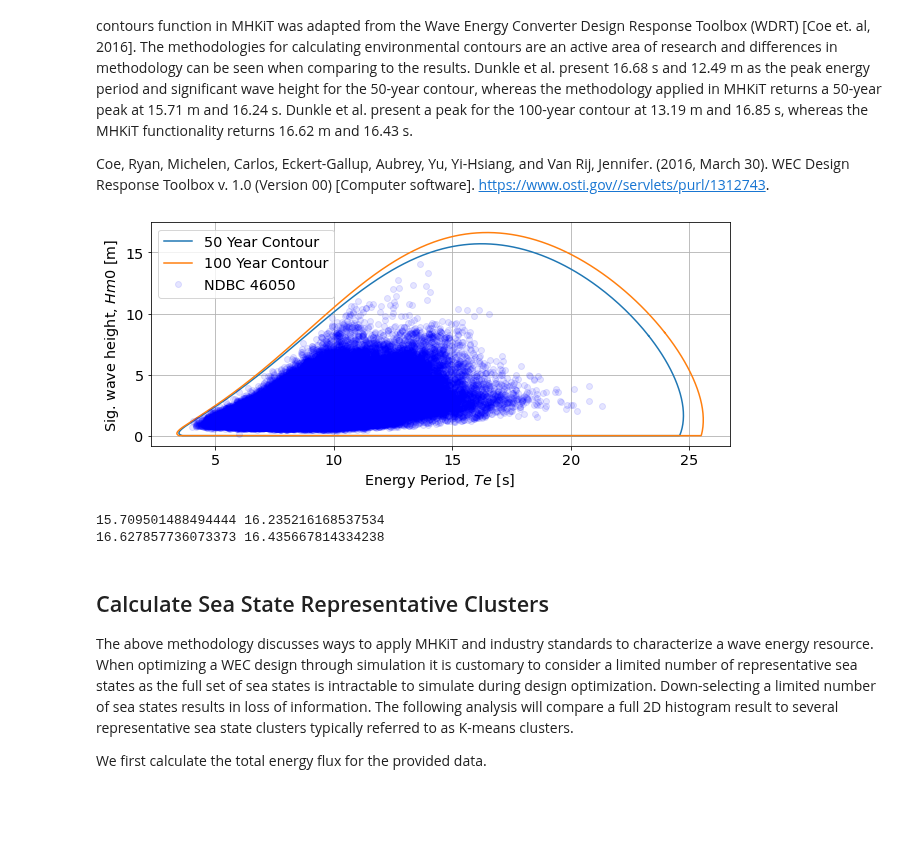
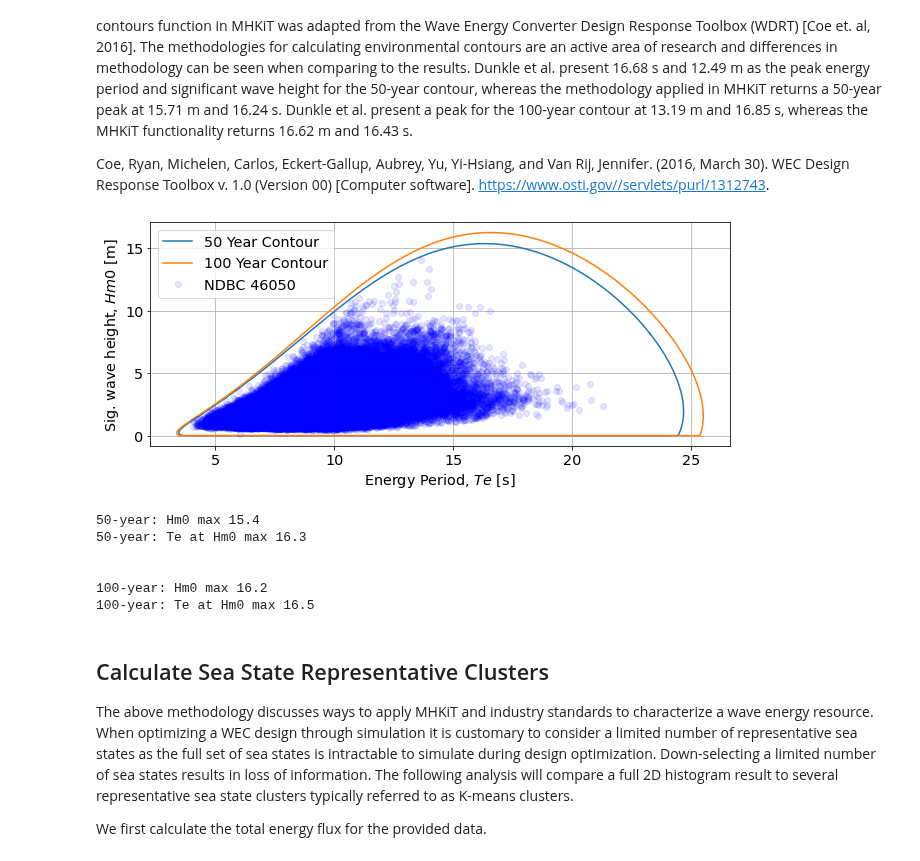
Before and after one commit to MHKiT-Software/MHKiT-Python, a Jupyter notebook: examples/PacWave_resource_characterization_example.ipynb, the cells around one changed output. Saved outputs shown, nothing was run; the diff lists cells and outputs as text; code cells hidden in the pictures; blank space fills up the shorter version.

Commit message:
Update ploting function and plot

```diff
--- a/examples/PacWave_resource_characterization_example.ipynb
+++ b/examples/PacWave_resource_characterization_example.ipynb
@@ -256,36 +254,62 @@ Coe, Ryan, Michelen, Carlos, Eckert-Gallup, Aubrey, Yu, Yi-Hsiang, and Van Rij,
 # %%
 # Delta time of sea-states
 dt = (data_clean.index[2]-data_clean.index[1]).seconds
 
 # Return period (years) of interest
 period = 100
-Hm0_contour_100, Te_contour_100, PCA = resource.environmental_contour(data.Hm0,
-                                                                      data.Te,
-                                                                      dt, period, return_PCA=True)
+copulas100 = contours.environmental_contours(
+    data.Hm0,
+    data.Te,
+    dt,
+    period,
+    method='PCA',
+)
+
 period = 50
-Hm0_contour_50, Te_contour_50 = resource.environmental_contour(data.Hm0,
-                                                               data.Te,
-                                                               dt, period, PCA=PCA)
+copulas50 = contours.environmental_contours(
+    data.Hm0,
+    data.Te,
+    dt,
+    period,
+    method='PCA',
+)
+
+
+Te_data = np.array(data_clean.Te)
+Hm0_data = np.array(data_clean.Hm0)
+
+Hm0_contours = [copulas50['PCA_x1'], copulas100['PCA_x1']]
+Te_contours = [copulas50['PCA_x2'], copulas100['PCA_x2']]
 
 fig, ax = plt.subplots(figsize=(9,4))
-ax = graphics.plot_environmental_contour(np.array(data_clean.Te), np.array(data_clean.Hm0),
-                                         np.array([Te_contour_50, Te_contour_100]).T,
-                                         np.array([Hm0_contour_50,Hm0_contour_100]).T ,
-                                         data_label='NDBC 46050',
-                                         contour_label=['50 Year Contour','100 Year Contour'],
-                                         x_label = 'Energy Period, $Te$ [s]',
-                                         y_label = 'Sig. wave height, $Hm0$ [m]',
-                                         ax=ax)
+ax = graphics.plot_environmental_contour(
+    Te_data,
+    Hm0_data,
+    Te_contours,
+    Hm0_contours ,
+    data_label='NDBC 46050',
+    contour_label=['50 Year Contour','100 Year Contour'],
+    x_label = 'Energy Period, $Te$ [s]',
+    y_label = 'Sig. wave height, $Hm0$ [m]',
+    ax=ax
+)
 plt.legend(loc='upper left')
 plt.tight_layout()
 # %% [output]
-[figure, old version]
+[figure, new version]
-# %%
-print(Hm0_contour_50.max(), Te_contour_50[Hm0_contour_50.argmax()])
-print(Hm0_contour_100.max(), Te_contour_100[Hm0_contour_100.argmax()])
-# %% [output]
-15.709501488494444 16.235216168537534
-16.627857736073373 16.435667814334238
+# %%
+print(f"50-year: Hm0 max {copulas50['PCA_x1'].max().round(1)}")
+print(f"50-year: Te at Hm0 max {copulas50['PCA_x2'][copulas50['PCA_x1'].argmax()].round(1)}")
+print("\n")
+print(f"100-year: Hm0 max {copulas100['PCA_x1'].max().round(1)}")
+print(f"100-year: Te at Hm0 max { copulas100['PCA_x2'][copulas100['PCA_x1'].argmax()].round(1)}")
+# %% [output]
+50-year: Hm0 max 15.4
+50-year: Te at Hm0 max 16.3
+
+
+100-year: Hm0 max 16.2
+100-year: Te at Hm0 max 16.5
 # %% [markdown]
 ## Calculate Sea State Representative Clusters
 
```
Also changed, not shown: parts of 7 cells of this notebook.
